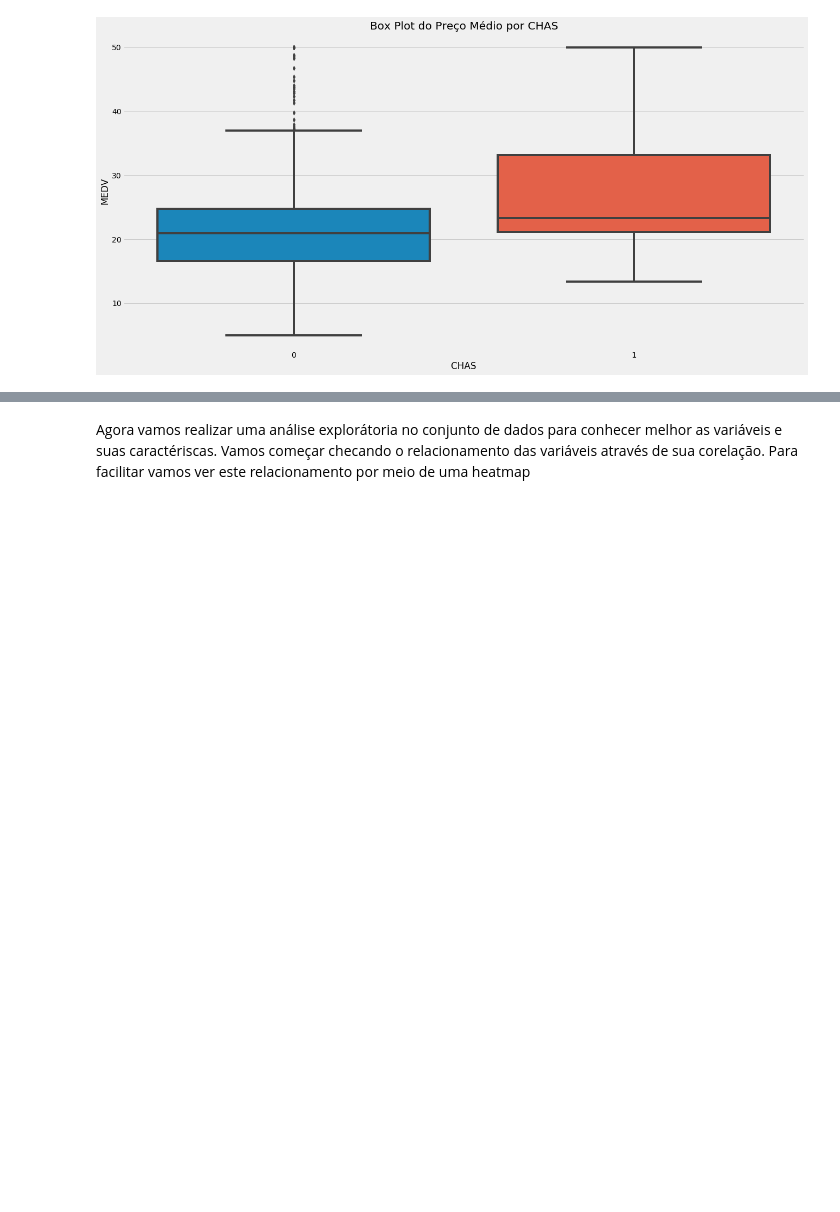
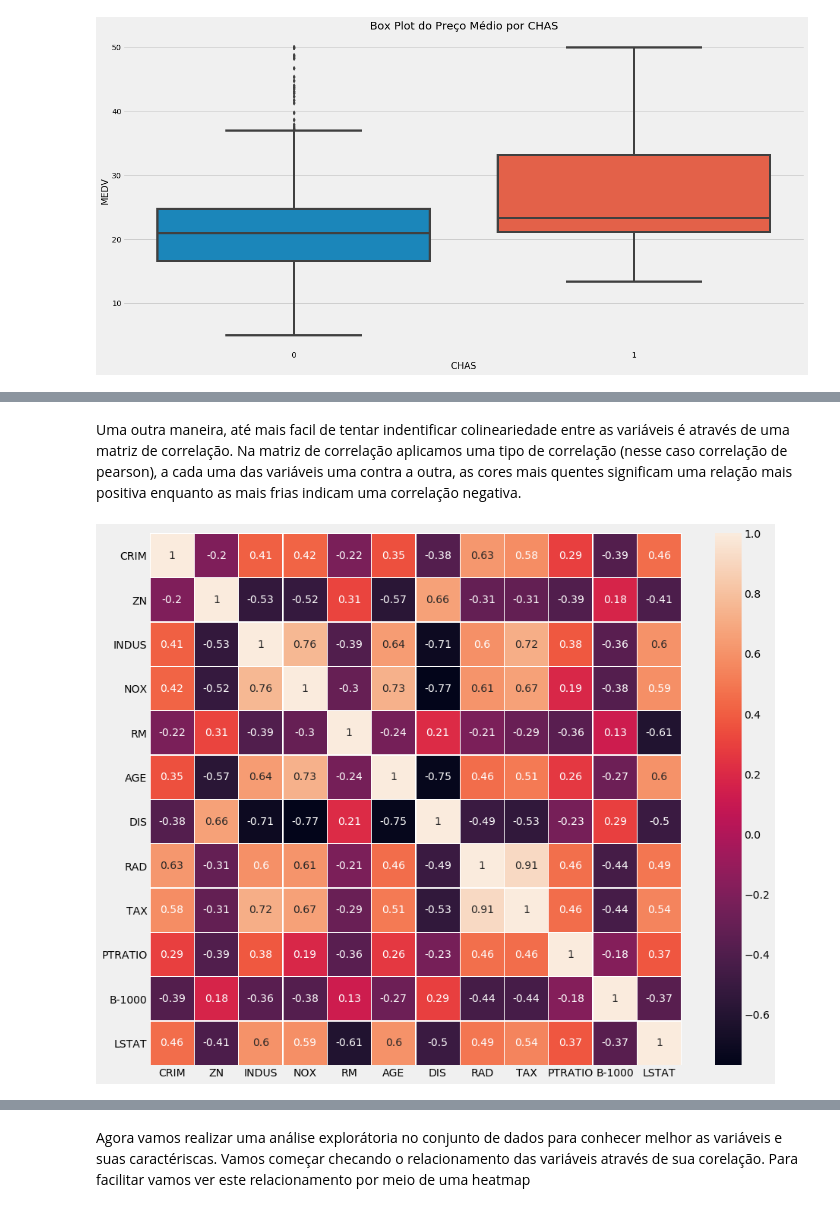
Before and after one commit to bobcastaldeli/LASSO-Regression, a Jupyter notebook: LassoRegression.ipynb, the cells around one changed output, grey strips where cells are left out. Drawn from its saved outputs; the diff is of its cells as text; code cells hidden in the pictures; blank space fills up the shorter version.

```diff
--- a/LassoRegression.ipynb
+++ b/LassoRegression.ipynb
@@ -184,0 +219,16 @@ df.describe()
+# %% [markdown]
+Uma outra maneira, até mais facil de tentar indentificar colineariedade entre as variáveis é através de uma matriz de correlação. Na matriz de correlação aplicamos uma tipo de correlação (nesse caso correlação de pearson), a cada uma das variáveis uma contra a outra, as cores mais quentes significam uma relação mais positiva enquanto as mais frias indicam uma correlação negativa.
+# %%
+# Define o tamanho da figura
+plt.figure(figsize=(14, 12))
+
+# Cria uma matrix de correlação dos atributos categóricos
+sns.heatmap(df[quant_cols].corr(method='pearson'),
+            annot=True,
+            linewidths=0.3,
+            square=True)
+
+# Mostra o gráfico
+plt.show()
+# %% [output]
+[figure, added]
```
Also changed, not shown: parts of 21 cells of this notebook.
